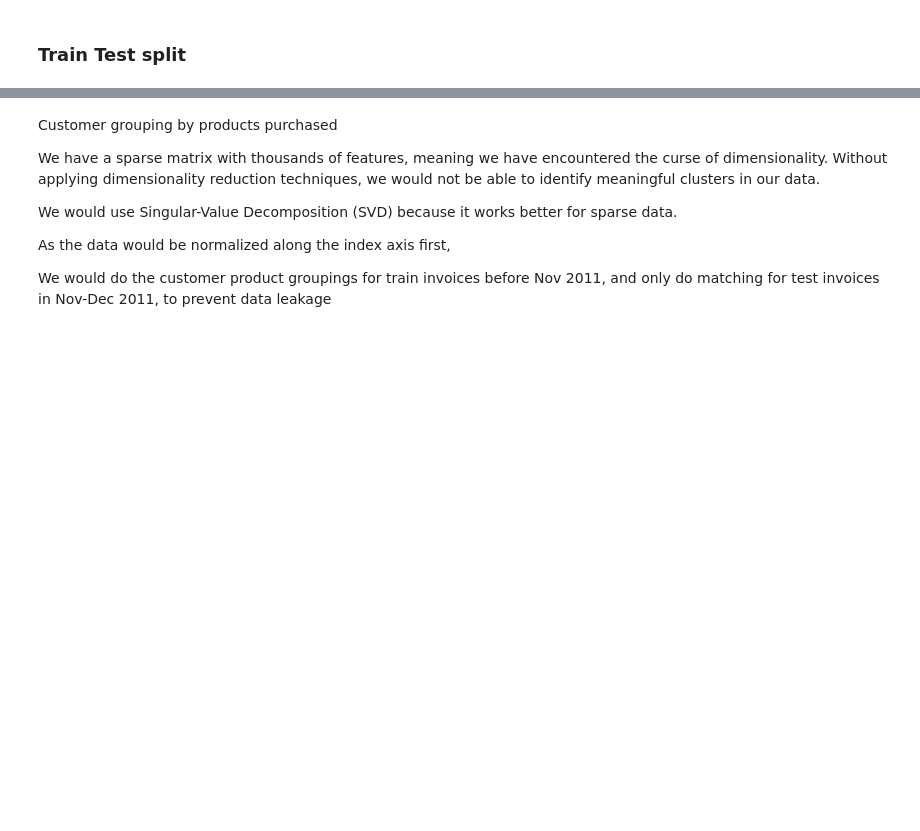
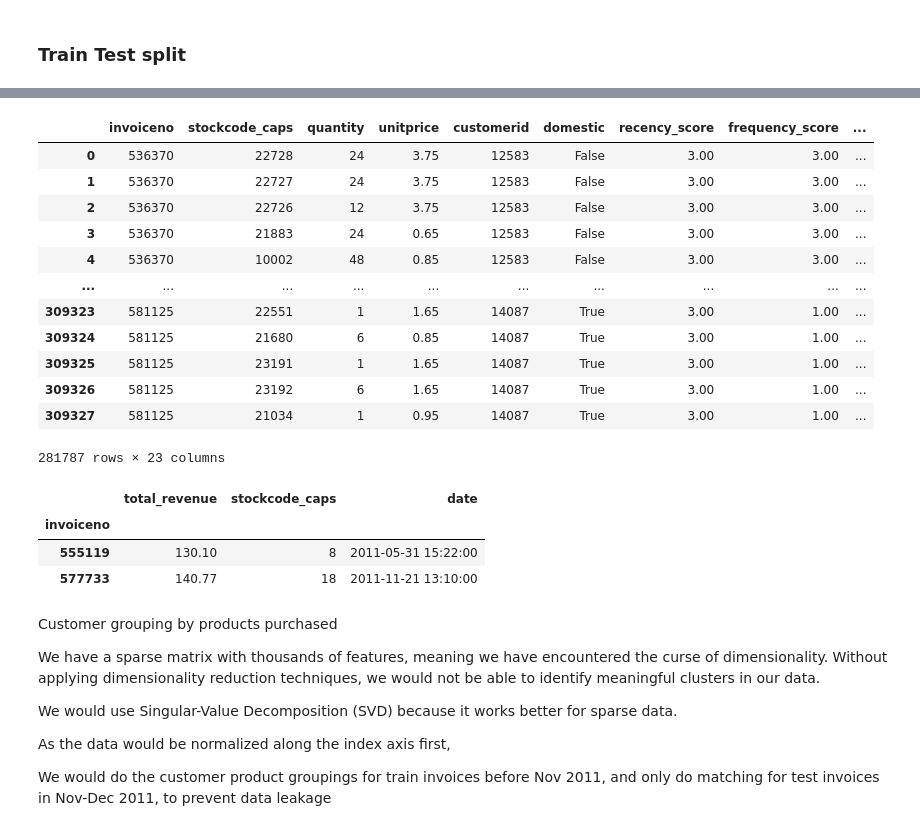
Before and after one commit to samuel-ang/product-recommender, a Jupyter notebook: code/3. Modelling.ipynb, the cells around one changed output, grey strips where cells are left out. Cells and saved outputs as stored; diff of their text form; code cells hidden in the pictures; blank space fills up the shorter version.

```diff
--- a/code/3. Modelling.ipynb
+++ b/code/3. Modelling.ipynb
@@ -221,0 +235,3 @@ sales_data[sales_data['test']==True].groupby(['invoiceno', 'invoicedate'])['reve
+# %%
+# Create column to indicate test data and prepopulate with 'False'
+sales_data["test"] = False
@@ -230,0 +274,6 @@ plt.plot(test_invoice_rev.index ,test_invoice_rev['total_revenue'] )
+# %%
+test_invoices = sales_data[sales_data['test'] == True].groupby(['invoiceno',
+                                                                'customerid',
+                                                               'invoicedate',]) \
+                                                    .agg(num_products=('stockcode_caps',np.size),
+                                                   ).reset_index()
@@ -230,0 +436,8 @@ plt.plot(test_invoice_rev.index ,test_invoice_rev['total_revenue'] )
+# %%
+# select all customers with prior sales
+cust_with_prior_sales = test_invoices[test_invoices['customerid'].isin(
+                            # test_invoice customerids which are in
+                            sales_data.loc[
+                                # sales_data excluding the invoices that are in test_invoices
+                                ~(sales_data['invoiceno'].isin(
+                                    test_invoices['invoiceno'])),'customerid'])]
@@ -230,0 +460,19 @@ plt.plot(test_invoice_rev.index ,test_invoice_rev['total_revenue'] )
+# %%
+# filter sales data for test customers that have prior sales
+sales_prior = sales_data[sales_data['customerid'].isin(cust_with_prior_sales['customerid'])]
+# %%
+sales_prior
+# %% [output]
+|  | invoiceno | stockcode_caps | quantity | unitprice | customerid | domestic | recency_score | frequency_score | ... |
+| 0 | 536370 | 22728 | 24 | 3.75 | 12583 | False | 3.00 | 3.00 | ... |
+| 1 | 536370 | 22727 | 24 | 3.75 | 12583 | False | 3.00 | 3.00 | ... |
+| 2 | 536370 | 22726 | 12 | 3.75 | 12583 | False | 3.00 | 3.00 | ... |
+| 3 | 536370 | 21883 | 24 | 0.65 | 12583 | False | 3.00 | 3.00 | ... |
+| 4 | 536370 | 10002 | 48 | 0.85 | 12583 | False | 3.00 | 3.00 | ... |
+| ... | ... | ... | ... | ... | ... | ... | ... | ... | ... |
+| 309323 | 581125 | 22551 | 1 | 1.65 | 14087 | True | 3.00 | 1.00 | ... |
+| 309324 | 581125 | 21680 | 6 | 0.85 | 14087 | True | 3.00 | 1.00 | ... |
+| 309325 | 581125 | 23191 | 1 | 1.65 | 14087 | True | 3.00 | 1.00 | ... |
+| 309326 | 581125 | 23192 | 6 | 1.65 | 14087 | True | 3.00 | 1.00 | ... |
+| 309327 | 581125 | 21034 | 1 | 0.95 | 14087 | True | 3.00 | 1.00 | ... |
+281787 rows × 23 columns
@@ -230,0 +507,11 @@ plt.plot(test_invoice_rev.index ,test_invoice_rev['total_revenue'] )
+# %%
+sales_prior[sales_prior['customerid'] == nearest_neighbor].groupby('invoiceno') \
+                                .agg(total_revenue = ('revenue',np.sum),
+                                    stockcode_caps = ('stockcode_caps',np.size),
+                                     date = ('invoicedate',np.min)
+                                    )
+# %% [output]
+|  | total_revenue | stockcode_caps | date |
+| invoiceno |  |  |  |
+| 555119 | 130.10 | 8 | 2011-05-31 15:22:00 |
+| 577733 | 140.77 | 18 | 2011-11-21 13:10:00 |
```
Also changed, not shown: parts of 40 cells of this notebook, 2 other files.
